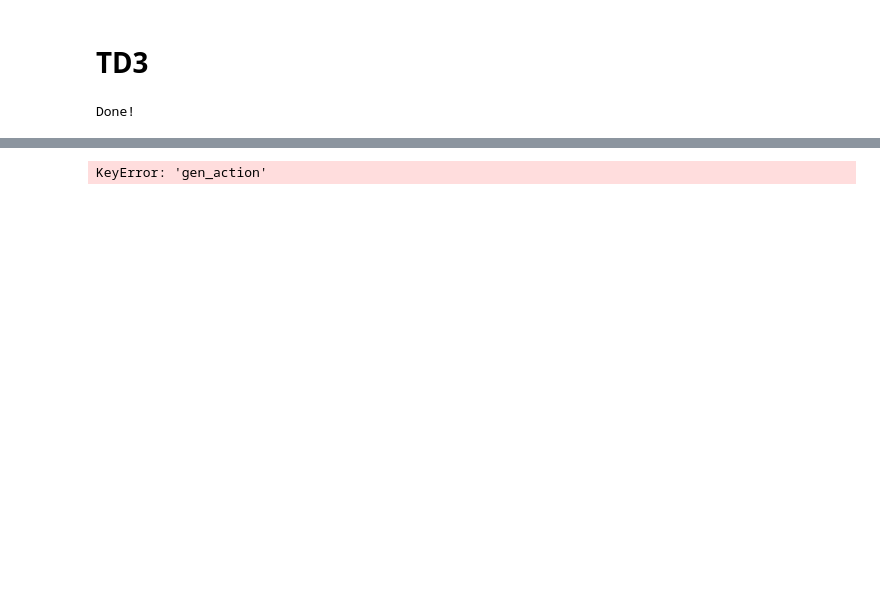
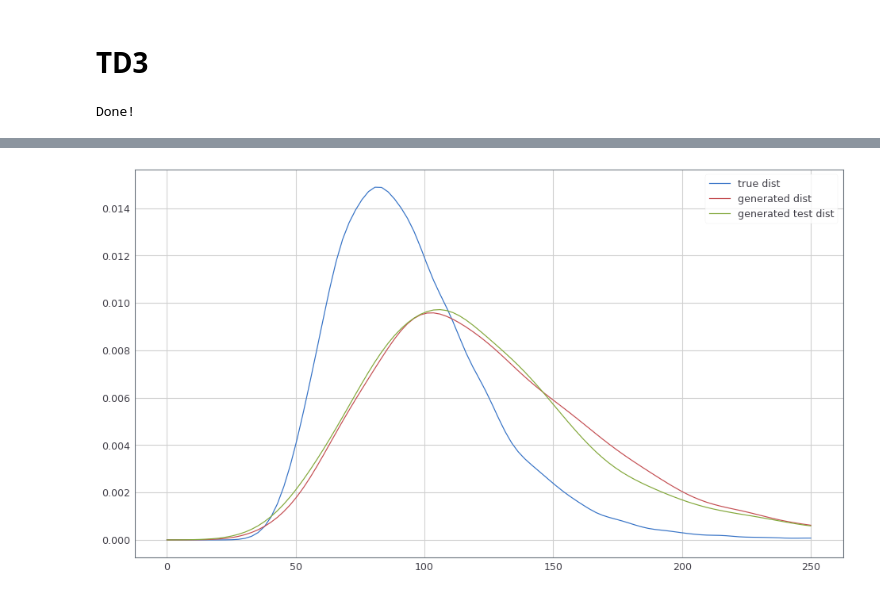
Before and after one commit to awarebayes/RecNN, a Jupyter notebook: examples/1. Vanilla RL/3. TD3.ipynb, the cells around one changed output, grey strips where cells are left out. Cells and saved outputs as stored; diff of their text form; code cells hidden in the pictures; blank space fills up the shorter version.

```diff
--- a/examples/1. Vanilla RL/3. TD3.ipynb
+++ b/examples/1. Vanilla RL/3. TD3.ipynb
@@ -240,12 +256,12 @@ debugger.matshow('test gen_action')
 # %%
-gen_actions = debugger.debug_dict['obj']['gen_action']
-gen_test_actions = debugger.debug_dict['obj']['test gen_action']
+gen_actions = debugger.debug_dict['mat']['gen_action']
+gen_test_actions = debugger.debug_dict['mat']['test gen_action']
 true_actions = np.stack(movie_embeddings_key_dict.values())
 
 ad = recnn.models.AnomalyDetector().to(cuda)
 ad.load_state_dict(torch.load('../../models/anomaly.pt'))
 ad.eval()
 
 debugger.plot_kde_reconstruction_error(ad, gen_actions, gen_test_actions, true_actions, cuda)
 # %% [output]
-KeyError: 'gen_action'
+[figure, added]
```
Also changed, not shown: parts of 8 cells of this notebook, 7 other files.
